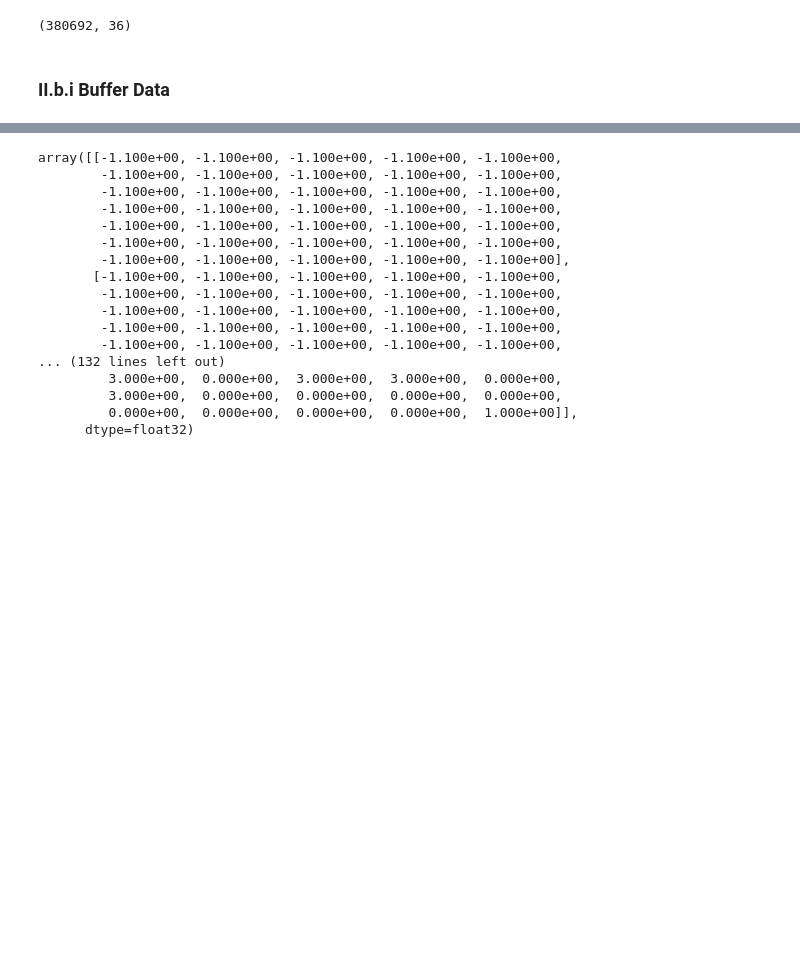
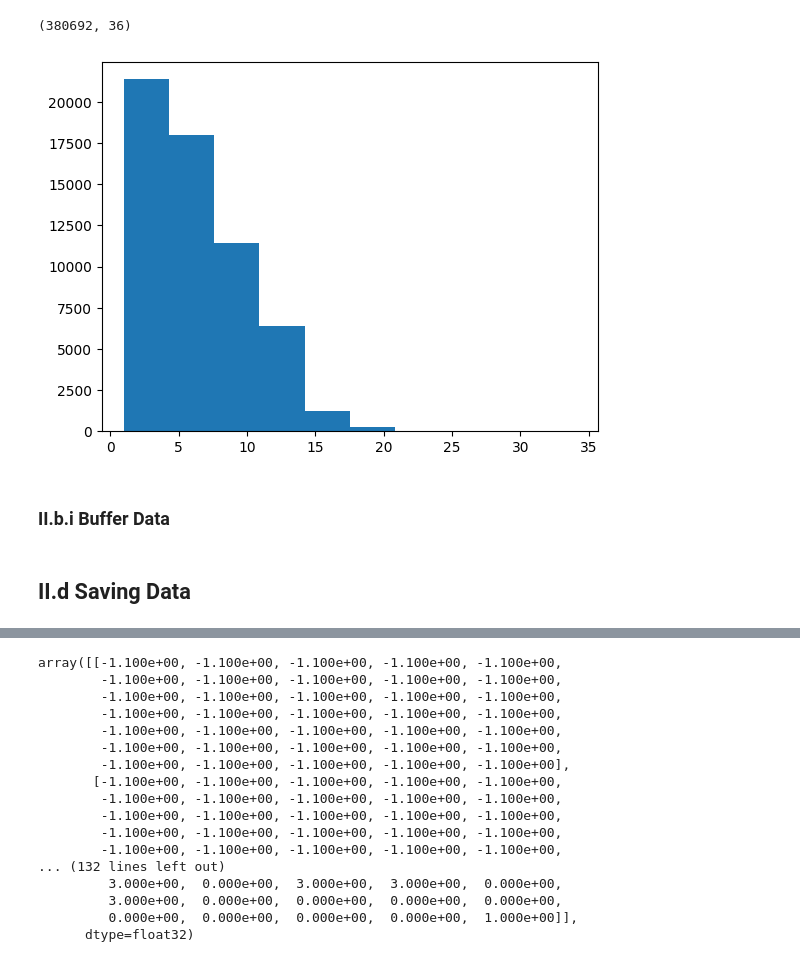
Before and after one commit to tuckert23/ds6050-final-project, a Jupyter notebook: models/enc-dec/preprocess_data_enc-dec.ipynb, the cells around one changed output, grey strips where cells are left out. Cells and saved outputs as stored; diff of their text form; code cells hidden in the pictures; blank space fills up the shorter version.

```diff
--- a/models/enc-dec/preprocess_data_enc-dec.ipynb
+++ b/models/enc-dec/preprocess_data_enc-dec.ipynb
@@ -222,6 +222,18 @@ len(ids)
 data.shape
 # %% [output]
 (380692, 36)
+# %%
+# Checking drive lengths
+
+lens = []
+
+for _, drive_frame in data.groupby("drive_id"):
+    lens.append(drive_frame.shape[0])
+
+plt.hist(lens)
+plt.show()
+# %% [output]
+[figure, added]
 # %%
 MAX_DRIVES = 21     # There are only 54 plays with drive lengths greater than 21, so we will simply eliminate those. We will also eliminate 1 play drives since they always result in a turnover.
 
@@ -253,0 +273,2 @@ decoder_inputs = pad_sequences(decoder_inputs, maxlen=MAX_DRIVES, dtype="float32
+# %% [markdown]
+## II.d Saving Data
```
Also changed, not shown: parts of 15 cells of this notebook, 4 other files.
